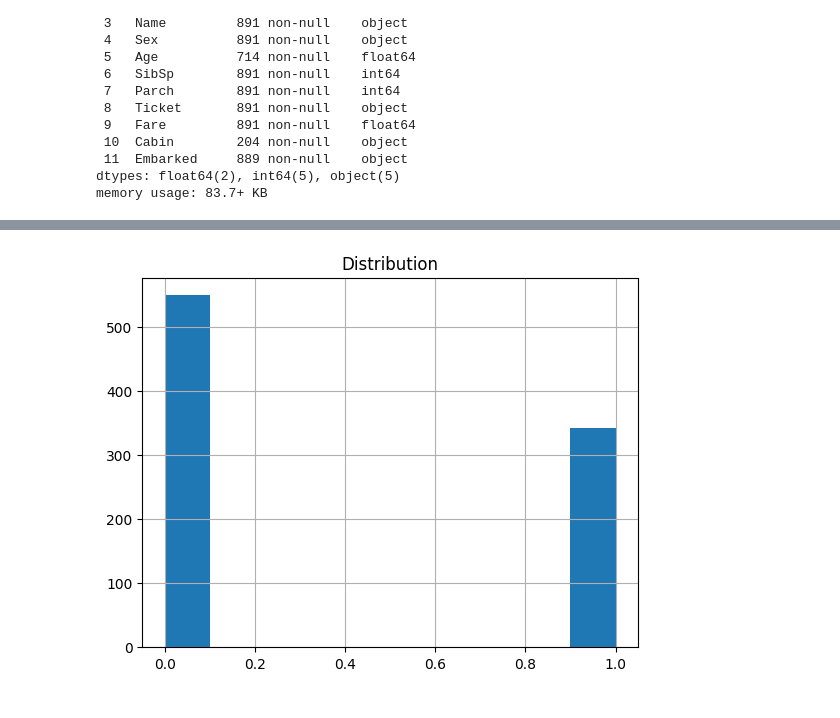
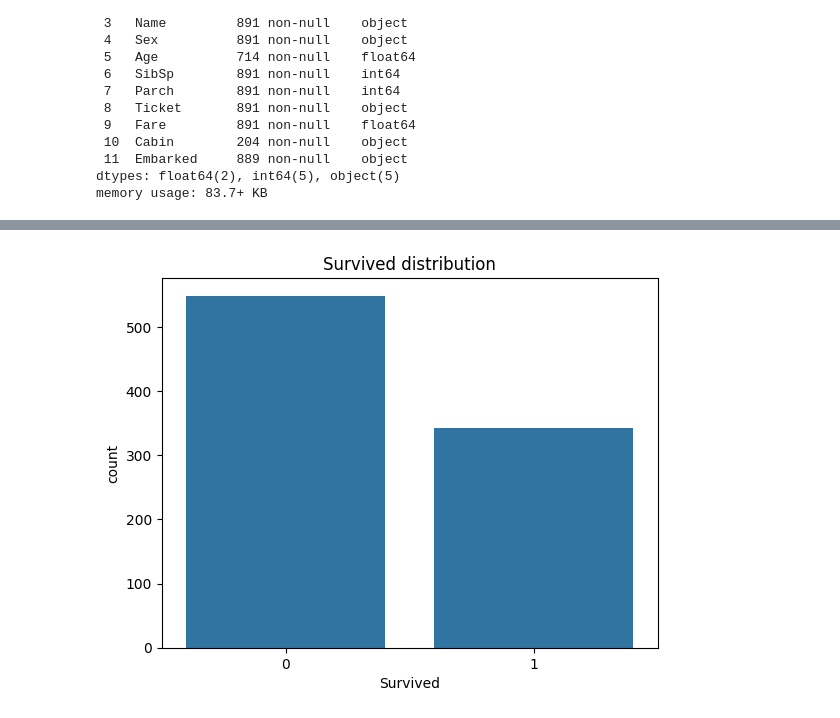
Before and after one commit to Suresh-kumar002/Elevate_Labs_Intership_ML-AI, a Jupyter notebook: TASK_2/task2.ipynb, the cells around one changed output, grey strips where cells are left out. Drawn from its saved outputs; the diff is of its cells as text; code cells hidden in the pictures.

```diff
--- a/TASK_2/task2.ipynb
+++ b/TASK_2/task2.ipynb
@@ -101,6 +96,6 @@ Index(['PassengerId', 'Survived', 'Pclass', 'Name', 'Sex', 'Age', 'SibSp',
 # %%
-df['Survived'].hist()
-plt.title("Distribution")
+sns.countplot(x='Survived', data=df)
+plt.title('Survived distribution')
 plt.show()
 # %% [output]
-[figure, old version]
+[figure, new version]
```
Also changed, not shown: parts of 25 cells of this notebook.
